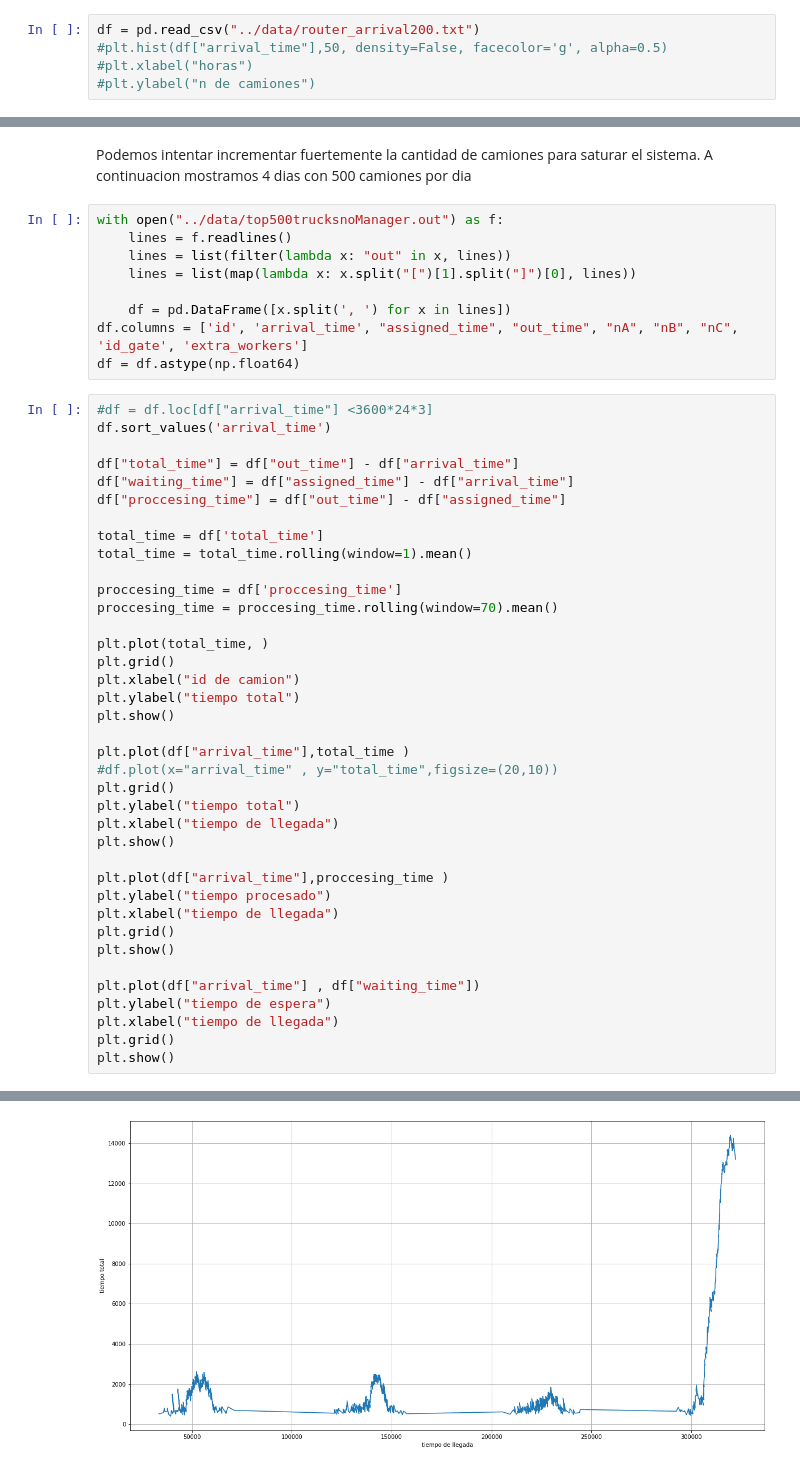
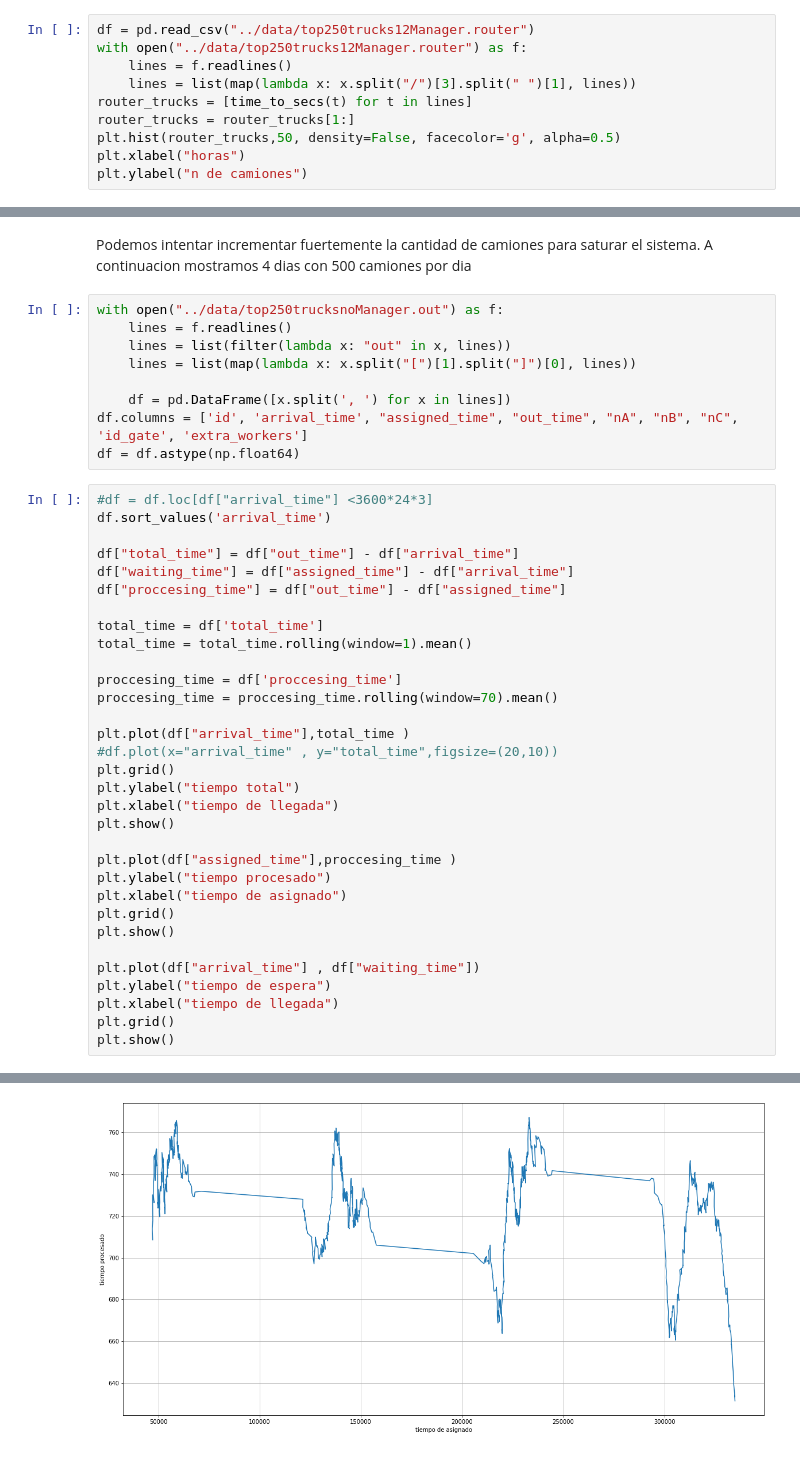
Before and after one commit to mcarreiro/dc-sed-tp1-2022, a Jupyter notebook: notebooks/inbound.ipynb, the cells around one changed output, grey strips where cells are left out. Drawn from its saved outputs; the diff is of its cells as text.

```diff
--- a/notebooks/inbound.ipynb
+++ b/notebooks/inbound.ipynb
@@ -43,5 +50,10 @@ En la siguiente celda mostramos un histograma que muestra como llegan los paquet
 # %%
-df = pd.read_csv("../data/router_arrival200.txt")
-#plt.hist(df["arrival_time"],50, density=False, facecolor='g', alpha=0.5)
-#plt.xlabel("horas")
-#plt.ylabel("n de camiones")
+df = pd.read_csv("../data/top250trucks12Manager.router")
+with open("../data/top250trucks12Manager.router") as f:
+    lines = f.readlines()
+    lines = list(map(lambda x: x.split("/")[3].split(" ")[1], lines))
+router_trucks = [time_to_secs(t) for t in lines]
+router_trucks = router_trucks[1:]
+plt.hist(router_trucks,50, density=False, facecolor='g', alpha=0.5)
+plt.xlabel("horas")
+plt.ylabel("n de camiones")
@@ -218,7 +253,7 @@ Esto muestra que el sistema tiene parece tener peor latencia en estos periodos d
 # %% [markdown]
 Podemos intentar incrementar fuertemente la cantidad de camiones para saturar el sistema. A continuacion mostramos 4 dias con 500 camiones por dia
 # %%
-with open("../data/top500trucksnoManager.out") as f:
+with open("../data/top250trucksnoManager.out") as f:
     lines = f.readlines()
     lines = list(filter(lambda x: "out" in x, lines))
     lines = list(map(lambda x: x.split("[")[1].split("]")[0], lines))
@@ -240,12 +275,6 @@ total_time = total_time.rolling(window=1).mean()
 proccesing_time = df['proccesing_time']
 proccesing_time = proccesing_time.rolling(window=70).mean()
 
-plt.plot(total_time, )
-plt.grid()
-plt.xlabel("id de camion")
-plt.ylabel("tiempo total")
-plt.show()
-
 plt.plot(df["arrival_time"],total_time )
 #df.plot(x="arrival_time" , y="total_time",figsize=(20,10))
 plt.grid()
@@ -253,9 +282,9 @@ plt.ylabel("tiempo total")
 plt.xlabel("tiempo de llegada")
 plt.show()
 
-plt.plot(df["arrival_time"],proccesing_time )
+plt.plot(df["assigned_time"],proccesing_time )
 plt.ylabel("tiempo procesado")
-plt.xlabel("tiempo de llegada")
+plt.xlabel("tiempo de asignado")
 plt.grid()
 plt.show()
 
@@ -269 +298 @@ plt.show()
-[figure, old version]
+[figure, new version]
```
Also changed, not shown: parts of 51 cells of this notebook, 22 other files.
